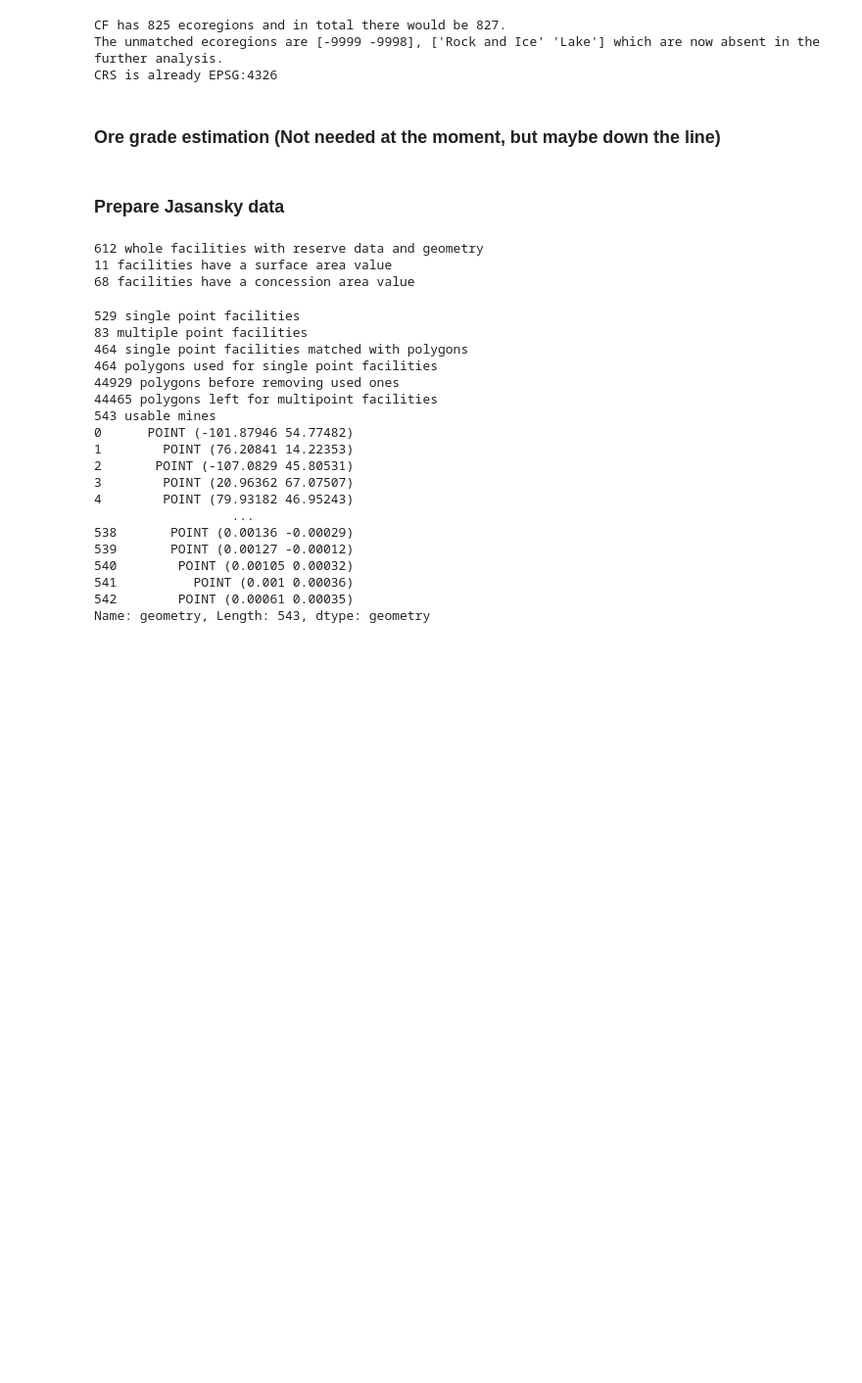
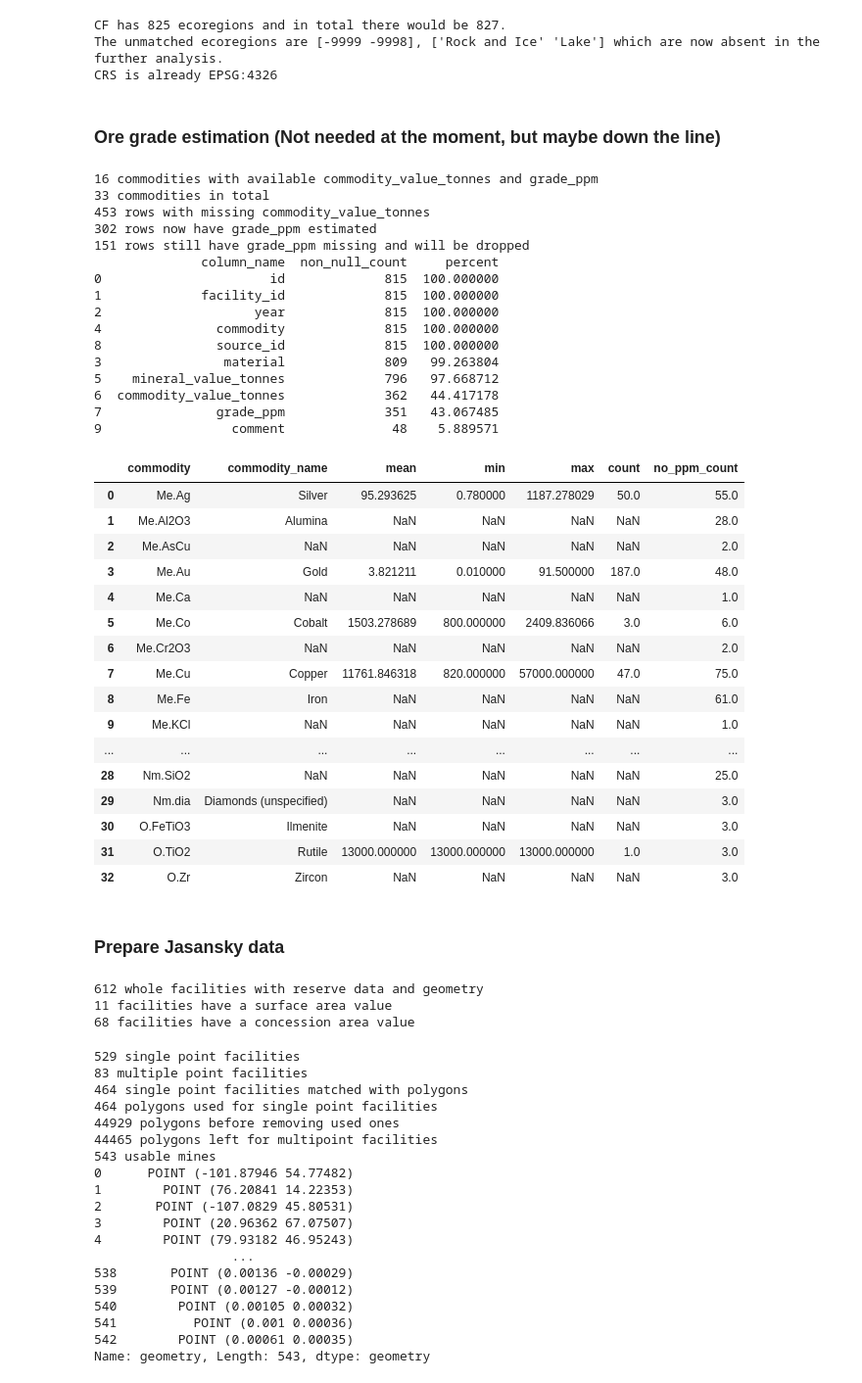
Before and after one commit to sewaelty/semesterproject, a Jupyter notebook: Main.ipynb, the cells around one changed output. Shown at 98% size. Saved outputs shown, nothing was run; the diff lists cells and outputs as text; code cells hidden in the pictures; blank space fills up the shorter version.

```diff
--- a/Main.ipynb
+++ b/Main.ipynb
@@ -130,40 +133,74 @@ print(len(df_missing), "rows with missing commodity_value_tonnes")
 
 # Compute stats per commodity
 df_ppm = df_available_ppm.groupby('commodity')['grade_ppm'].agg(['mean', 'min', 'max', 'count']).reset_index()
-df_ppm['commodity_name'] = df_ppm['commodity'].map(commodity_lookup)
+df_ppm['commodity_name'] = df_ppm['commodity'].map(name_lookup)
 
 # Count the number of rows per commodity
 df_noppm = df_missing.groupby('commodity').size().reset_index(name='no_ppm_count')
-df_noppm['commodity_name'] = df_noppm['commodity'].map(commodity_lookup)
+df_noppm['commodity_name'] = df_noppm['commodity'].map(name_lookup)
 # put them side by side
 df_ppm = df_ppm.merge(df_noppm, on=['commodity', 'commodity_name'], how='outer')
 
 # Compute mean grade per commodity
 mean_ppm = df_available_ppm.groupby('commodity')['grade_ppm'].mean()
 
 # Fill missing grade_ppm in df_missing directly
 df_missing.loc[:, 'grade_ppm'] = df_missing['grade_ppm'].fillna(df_missing['commodity'].map(mean_ppm))
 print(len(df_missing[df_missing['grade_ppm'].notna()]), 'rows now have grade_ppm estimated')
 print(len(df_missing[df_missing['grade_ppm'].isna()]), 'rows still have grade_ppm missing and will be dropped')
 
 df_ppm
 
 # Compute number of non-null entries and percentage per column
 summary = pd.DataFrame({
     'non_null_count': df_reserves.notnull().sum(),
     'percent': (df_reserves.notnull().mean() * 100)
 })
 
 # Reset index to have column names as a column
 summary = summary.reset_index().rename(columns={'index': 'column_name'})
 
 # Optionally, sort by percentage descending
 summary = summary.sort_values(by='percent', ascending=False)
 
 # Display the table
 print(summary)
 
 df_ppm[['commodity', 'commodity_name', 'mean', 'min', 'max', 'count', 'no_ppm_count']]
+# %% [output]
+16 commodities with available commodity_value_tonnes and grade_ppm
+33 commodities in total
+453 rows with missing commodity_value_tonnes
+302 rows now have grade_ppm estimated
+151 rows still have grade_ppm missing and will be dropped
+              column_name  non_null_count     percent
+0                      id             815  100.000000
+1             facility_id             815  100.000000
+2                    year             815  100.000000
+4               commodity             815  100.000000
+8               source_id             815  100.000000
+3                material             809   99.263804
+5    mineral_value_tonnes             796   97.668712
+6  commodity_value_tonnes             362   44.417178
+7               grade_ppm             351   43.067485
+9                 comment              48    5.889571
+|  | commodity | commodity_name | mean | min | max | count | no_ppm_count |
+| 0 | Me.Ag | Silver | 95.293625 | 0.780000 | 1187.278029 | 50.0 | 55.0 |
+| 1 | Me.Al2O3 | Alumina | NaN | NaN | NaN | NaN | 28.0 |
+| 2 | Me.AsCu | NaN | NaN | NaN | NaN | NaN | 2.0 |
+| 3 | Me.Au | Gold | 3.821211 | 0.010000 | 91.500000 | 187.0 | 48.0 |
+| 4 | Me.Ca | NaN | NaN | NaN | NaN | NaN | 1.0 |
+| 5 | Me.Co | Cobalt | 1503.278689 | 800.000000 | 2409.836066 | 3.0 | 6.0 |
+| 6 | Me.Cr2O3 | NaN | NaN | NaN | NaN | NaN | 2.0 |
+| 7 | Me.Cu | Copper | 11761.846318 | 820.000000 | 57000.000000 | 47.0 | 75.0 |
+| 8 | Me.Fe | Iron | NaN | NaN | NaN | NaN | 61.0 |
+| 9 | Me.KCl | NaN | NaN | NaN | NaN | NaN | 1.0 |
+| ... | ... | ... | ... | ... | ... | ... | ... |
+| 28 | Nm.SiO2 | NaN | NaN | NaN | NaN | NaN | 25.0 |
+| 29 | Nm.dia | Diamonds (unspecified) | NaN | NaN | NaN | NaN | 3.0 |
+| 30 | O.FeTiO3 | Ilmenite | NaN | NaN | NaN | NaN | 3.0 |
+| 31 | O.TiO2 | Rutile | 13000.000000 | 13000.000000 | 13000.000000 | 1.0 | 3.0 |
+| 32 | O.Zr | Zircon | NaN | NaN | NaN | NaN | 3.0 |
 # %% [markdown]
 ### Prepare Jasansky data
 # %%
```
Also changed, not shown: parts of 8 cells of this notebook, 2 other files.
